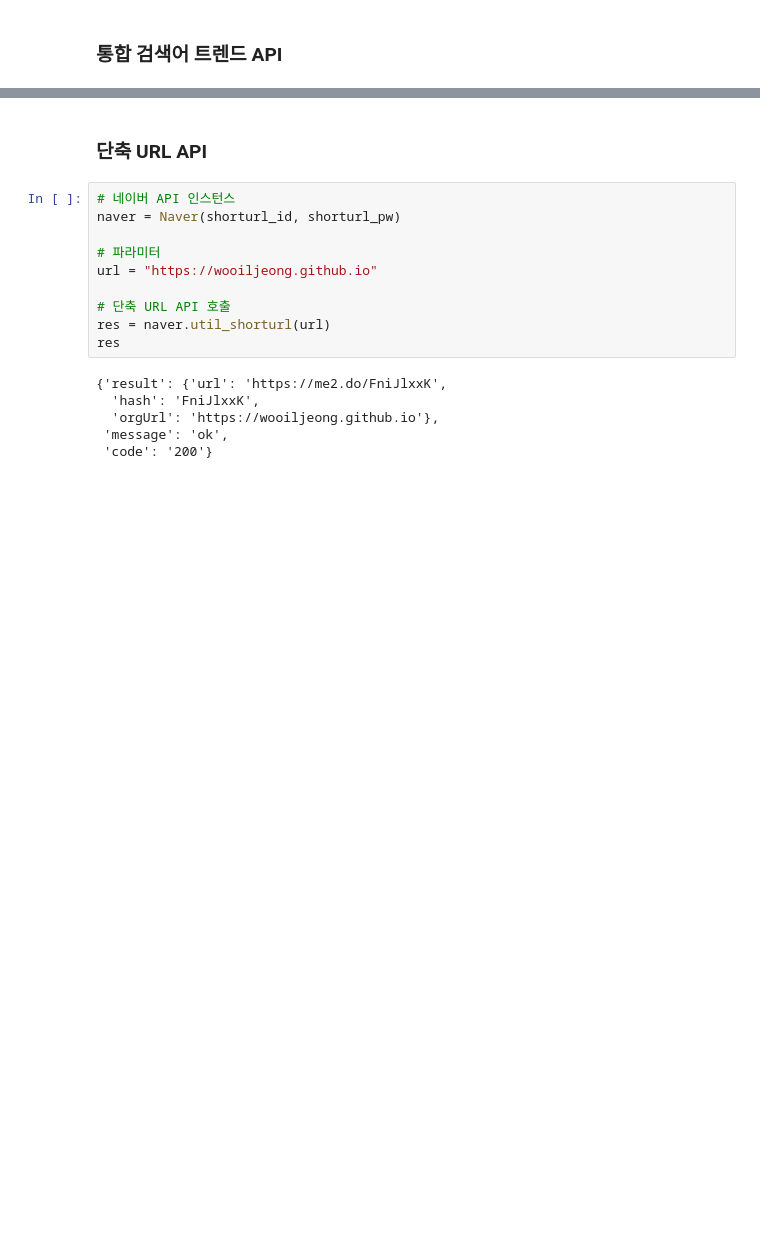
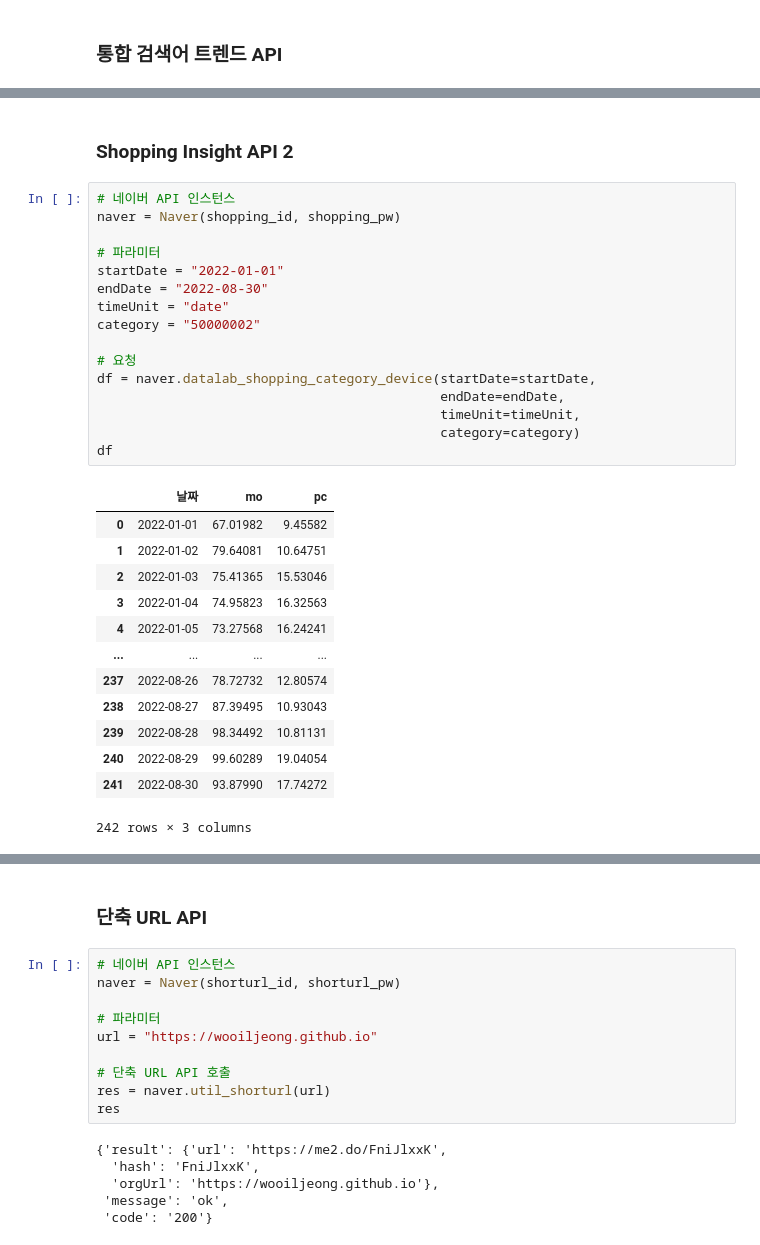
Before and after one commit to WooilJeong/PyNaver, a Jupyter notebook: develop.ipynb, the cells around one changed output, grey strips where cells are left out. Drawn from its saved outputs; the diff is of its cells as text; blank space fills up the shorter version.

```diff
--- a/develop.ipynb
+++ b/develop.ipynb
@@ -272,3 +370,35 @@ df
 | 240 | 2022-08-29 | 68.35153 | 41.28070 |
 | 241 | 2022-08-30 | 70.99945 | 38.83789 |
 242 rows × 3 columns
+# %% [markdown]
+### Shopping Insight API 2
+# %%
+# 네이버 API 인스턴스
+naver = Naver(shopping_id, shopping_pw)
+
+# 파라미터
+startDate = "2022-01-01"
+endDate = "2022-08-30"
+timeUnit = "date"
+category = "50000002"
+
+# 요청
+df = naver.datalab_shopping_category_device(startDate=startDate,
+                                            endDate=endDate,
+                                            timeUnit=timeUnit,
+                                            category=category)
+df
+# %% [output]
+|  | 날짜 | mo | pc |
+| 0 | 2022-01-01 | 67.01982 | 9.45582 |
+| 1 | 2022-01-02 | 79.64081 | 10.64751 |
+| 2 | 2022-01-03 | 75.41365 | 15.53046 |
+| 3 | 2022-01-04 | 74.95823 | 16.32563 |
+| 4 | 2022-01-05 | 73.27568 | 16.24241 |
+| ... | ... | ... | ... |
+| 237 | 2022-08-26 | 78.72732 | 12.80574 |
+| 238 | 2022-08-27 | 87.39495 | 10.93043 |
+| 239 | 2022-08-28 | 98.34492 | 10.81131 |
+| 240 | 2022-08-29 | 99.60289 | 19.04054 |
+| 241 | 2022-08-30 | 93.87990 | 17.74272 |
+242 rows × 3 columns
```
Also changed, not shown: parts of 19 cells of this notebook, 3 other files.
